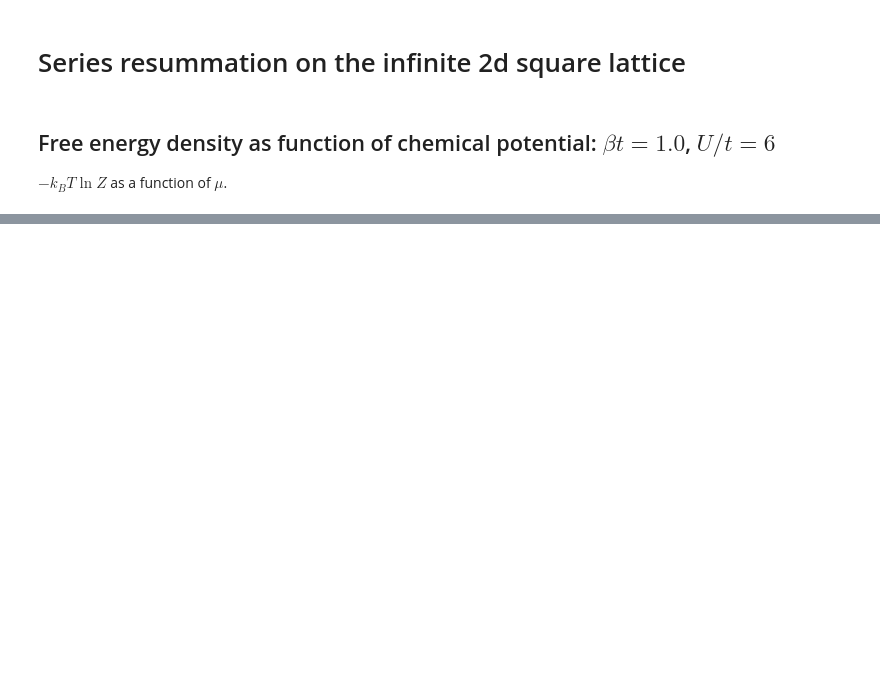
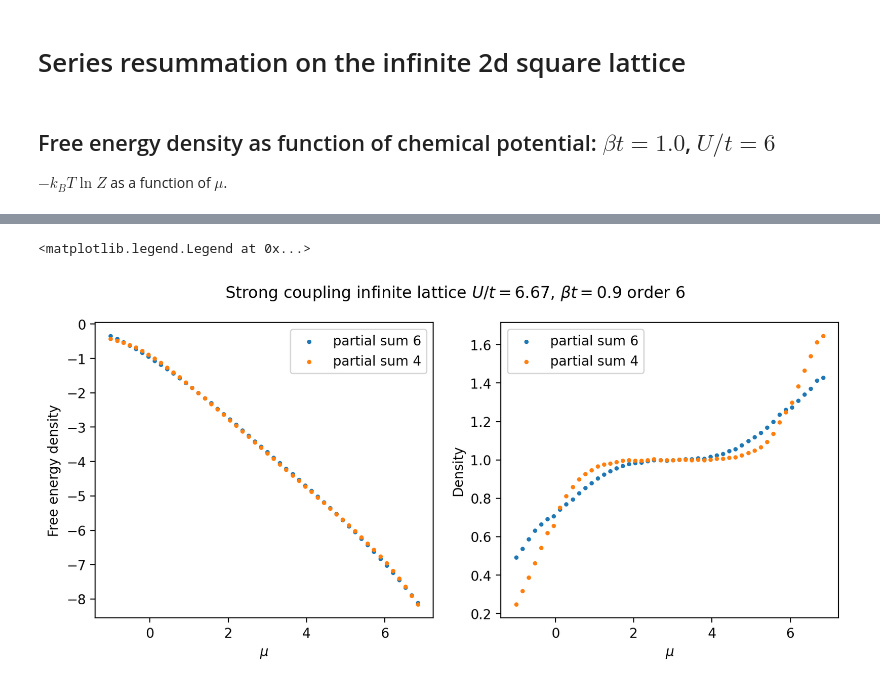
Before and after one commit to louishrm/strong_coupling_expansion, a Jupyter notebook: analytical/analysis_infinite_lattice.ipynb, the cells around one changed output, grey strips where cells are left out. Cells and saved outputs as stored; diff of their text form; code cells hidden in the pictures; blank space fills up the shorter version.

```diff
--- a/analytical/analysis_infinite_lattice.ipynb
+++ b/analytical/analysis_infinite_lattice.ipynb
@@ -93,0 +134,21 @@ ValueError: operands could not be broadcast together with shapes (50,) (48,)
+# %%
+partial_sum_6 = lambda g: a_0(U,beta, mus) + a_2(U, beta, mus)*g + a4*g**2 + a6*g**3
+partial_sum_4 = lambda g: a_0(U,beta, mus) + a_2(U, beta, mus)*g + a4*g**2
+# %%
+
+fig, (ax1, ax2) = plt.subplots(1,2, figsize=(10,4))
+fig.suptitle(rf'Strong coupling infinite lattice $U/t={ U/t:.2f}$, $\beta t={beta*t}$ order 6')
+ax1.scatter(mus, partial_sum_6(g), label='partial sum 6', s=5)
+ax1.scatter(mus, partial_sum_4(g), label='partial sum 4', s=5)
+ax1.set_xlabel(r'$\mu$')
+ax1.set_ylabel('Free energy density')
+ax1.legend()
+
+ax2.scatter(mus, -np.gradient(partial_sum_6(g), mus), label='partial sum 6', s=5)
+ax2.scatter(mus, -np.gradient(partial_sum_4(g), mus), label='partial sum 4', s=5)
+ax2.set_xlabel(r'$\mu$')
+ax2.set_ylabel('Density')
+ax2.legend()
+# %% [output]
+<matplotlib.legend.Legend at 0x...>
+[figure, added]
```
Also changed, not shown: parts of 9 cells of this notebook.
